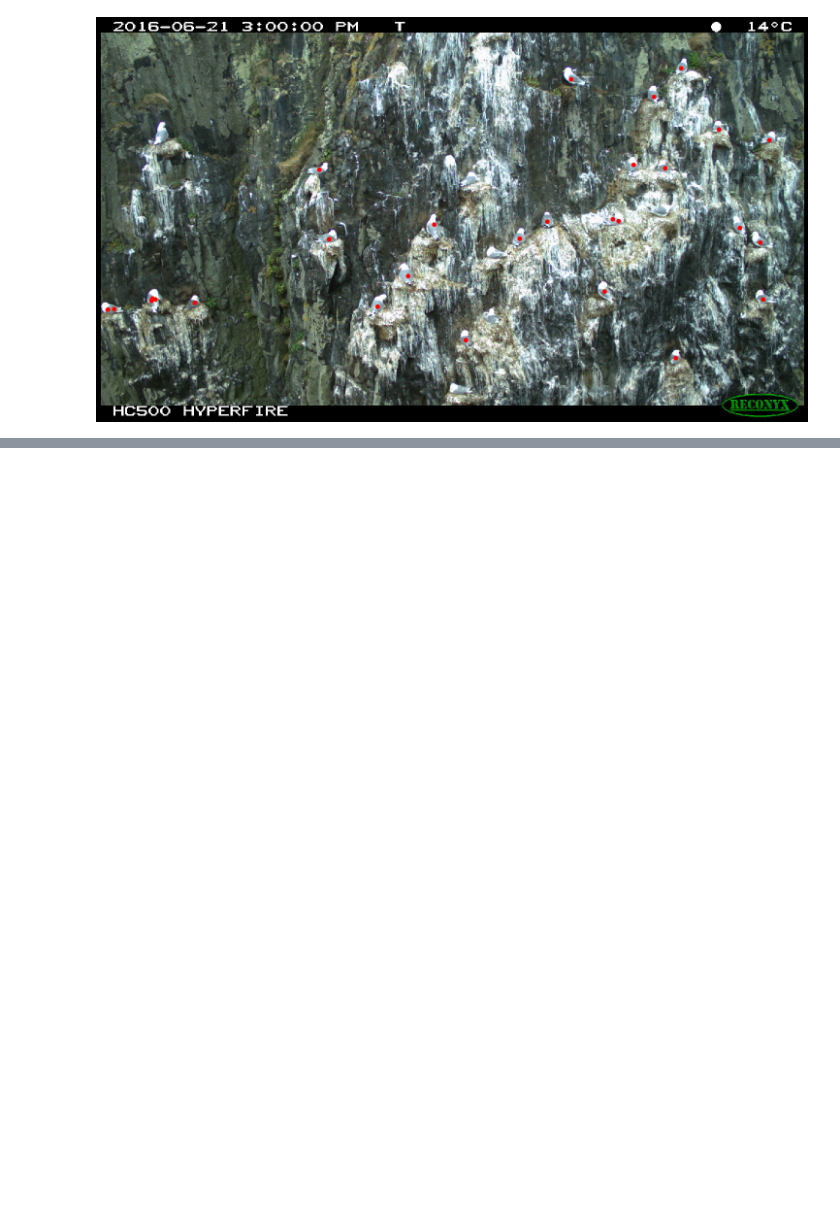
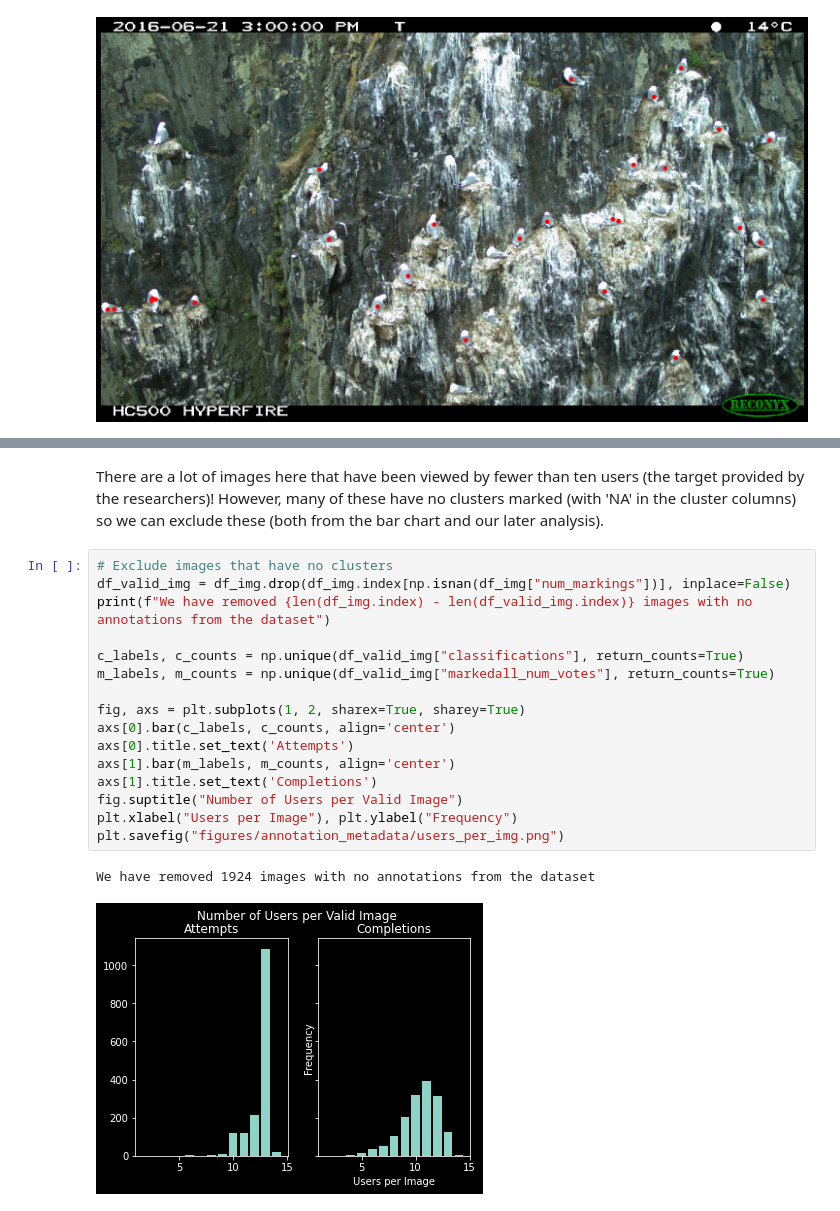
Before and after one commit to KCGallagher/birdspy, a Jupyter notebook: image_exploration.ipynb, the cells around one changed output, grey strips where cells are left out. Cells and saved outputs as stored; diff of their text form; blank space fills up the shorter version.

```diff
--- a/image_exploration.ipynb
+++ b/image_exploration.ipynb
@@ -24,0 +63,21 @@ im.get_annotations("HVITa2016a_000001")
+# %% [markdown]
+There are a lot of images here that have been viewed by fewer than ten users (the target provided by the researchers)! However, many of these have no clusters marked (with 'NA' in the cluster columns) so we can exclude these (both from the bar chart and our later analysis).
+# %%
+# Exclude images that have no clusters
+df_valid_img = df_img.drop(df_img.index[np.isnan(df_img["num_markings"])], inplace=False)
+print(f"We have removed {len(df_img.index) - len(df_valid_img.index)} images with no annotations from the dataset")
+
+c_labels, c_counts = np.unique(df_valid_img["classifications"], return_counts=True)
+m_labels, m_counts = np.unique(df_valid_img["markedall_num_votes"], return_counts=True)
+
+fig, axs = plt.subplots(1, 2, sharex=True, sharey=True)
+axs[0].bar(c_labels, c_counts, align='center')
+axs[0].title.set_text('Attempts')
+axs[1].bar(m_labels, m_counts, align='center')
+axs[1].title.set_text('Completions')
+fig.suptitle("Number of Users per Valid Image")
+plt.xlabel("Users per Image"), plt.ylabel("Frequency")
+plt.savefig("figures/annotation_metadata/users_per_img.png")
+# %% [output]
+We have removed 1924 images with no annotations from the dataset
+[figure, added]
```
Also changed, not shown: parts of 8 cells of this notebook, 2 other files.
